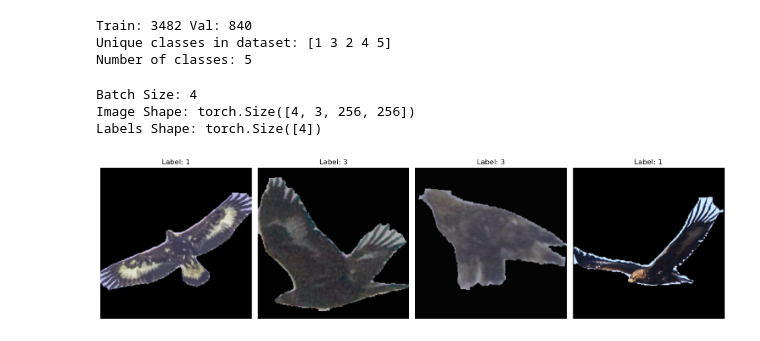
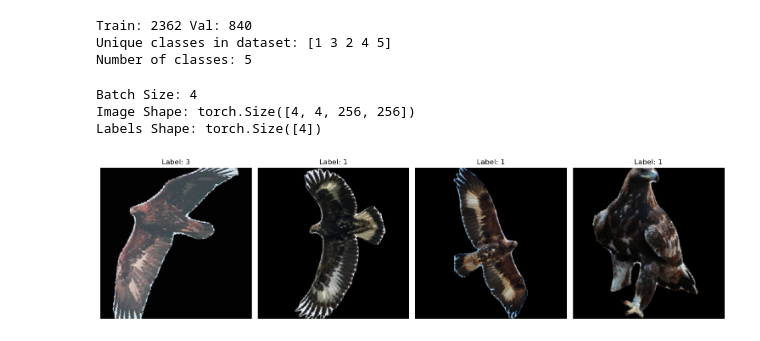
Before and after one commit to ameeassad/AgeClassifier, a Jupyter notebook: notebooks/dataset.ipynb, the cells around one changed output. Drawn from its saved outputs; the diff is of its cells as text; code cells hidden in the pictures.

Commit message:
dataset processing skeleton channel

```diff
--- a/notebooks/dataset.ipynb
+++ b/notebooks/dataset.ipynb
@@ -7,13 +7,16 @@ from dataset import ArtportalenDataModule
 
 mean = [0.485, 0.456, 0.406]
 std = [0.229, 0.224, 0.225]
+skeleton = True
 
-data = ArtportalenDataModule(data_dir='/Users/amee/Library/CloudStorage/GoogleDrive-ameeassad@gmail.com/My Drive/artportalen_goeag', batch_size=4, size=256, mean=mean, std=std)
+# data = ArtportalenDataModule(data_dir='/Users/amee/Library/CloudStorage/GoogleDrive-ameeassad@gmail.com/My Drive/artportalen_goeag', batch_size=4, size=256, mean=mean, std=std)
+data = ArtportalenDataModule(data_dir='/Users/amee/Library/CloudStorage/GoogleDrive-ameeassad@gmail.com/My Drive/artportalen_goeag', batch_size=4, size=256, mean=mean, std=std, skeleton=skeleton)
 # data.setup_from_coco('../annot/modified_val_annotations.json', '../annot/modified_val_annotations.json')
-data.setup_from_csv('../annot/train_sep_sightings.csv', '../annot/val_sep_sightings.csv')
+# data.setup_from_csv('../annot/train_sep_sightings.csv', '../annot/val_sep_sightings.csv')
+data.setup_from_csv('../annot/final_train_sep_sightings.csv', '../annot/final_val_sep_sightings.csv')
 dataloader = data.train_dataloader()
 # %% [output]
-Train: 3482 Val: 840
+Train: 2362 Val: 840
 Unique classes in dataset: [1 3 2 4 5]
 Number of classes: 5
 # %%
@@ -22,33 +25,36 @@ import numpy as np
 from dataset import unnormalize
 
 # Fetch a batch of images (assuming batch size is 8 for example)
 batch = next(iter(dataloader))
 images,labels = batch
 print("Batch Size:", images.size(0))
 print("Image Shape:", images.shape)
 print("Labels Shape:", labels.shape)
 
 # Extract images and labels from the batch
 images, labels = batch  # This assumes batch is structured as (images, labels)
 
 # Plot the images
 fig, axes = plt.subplots(1, 4, figsize=(15, 7))
 axes = axes.flatten()
 
 for i in range(4):  # Assuming batch size is 8
-    image_np = unnormalize(images[i], mean, std).permute(1, 2, 0).numpy()
+    if skeleton:
+        image_np = unnormalize(images[i][:3], mean, std).permute(1, 2, 0).numpy()  # [:3] selects RGB channels
+    else:
+        image_np = unnormalize(images[i], mean, std).permute(1, 2, 0).numpy()
     # image_np = images[i].numpy()  # Convert from PyTorch tensor to numpy array
     # image_np = np.transpose(image_np, (1, 2, 0))  # Convert from (C, H, W) to (H, W, C) for plotting
     label = labels[i].item()  # Convert label tensor to Python scalar using .item()
     ax = axes[i]
     ax.imshow(image_np)
     ax.set_title(f'Label: {label}')
     ax.axis('off')
 
 plt.tight_layout()
 plt.show()
 # %% [output]
 Batch Size: 4
-Image Shape: torch.Size([4, 3, 256, 256])
+Image Shape: torch.Size([4, 4, 256, 256])
 Labels Shape: torch.Size([4])
-[figure, old version]
+[figure, new version]
```
Also changed, not shown: parts of 1 cell of this notebook, 11 other files.
